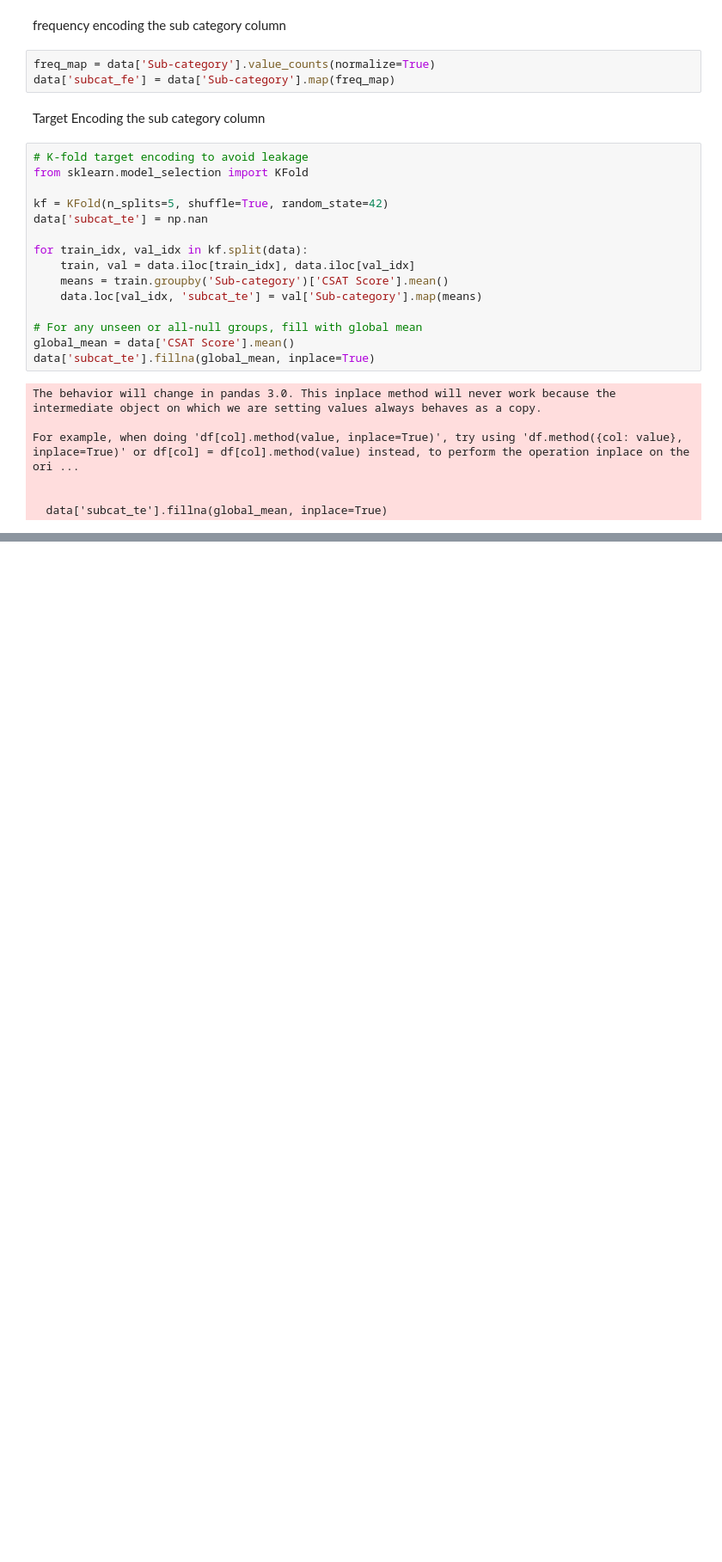
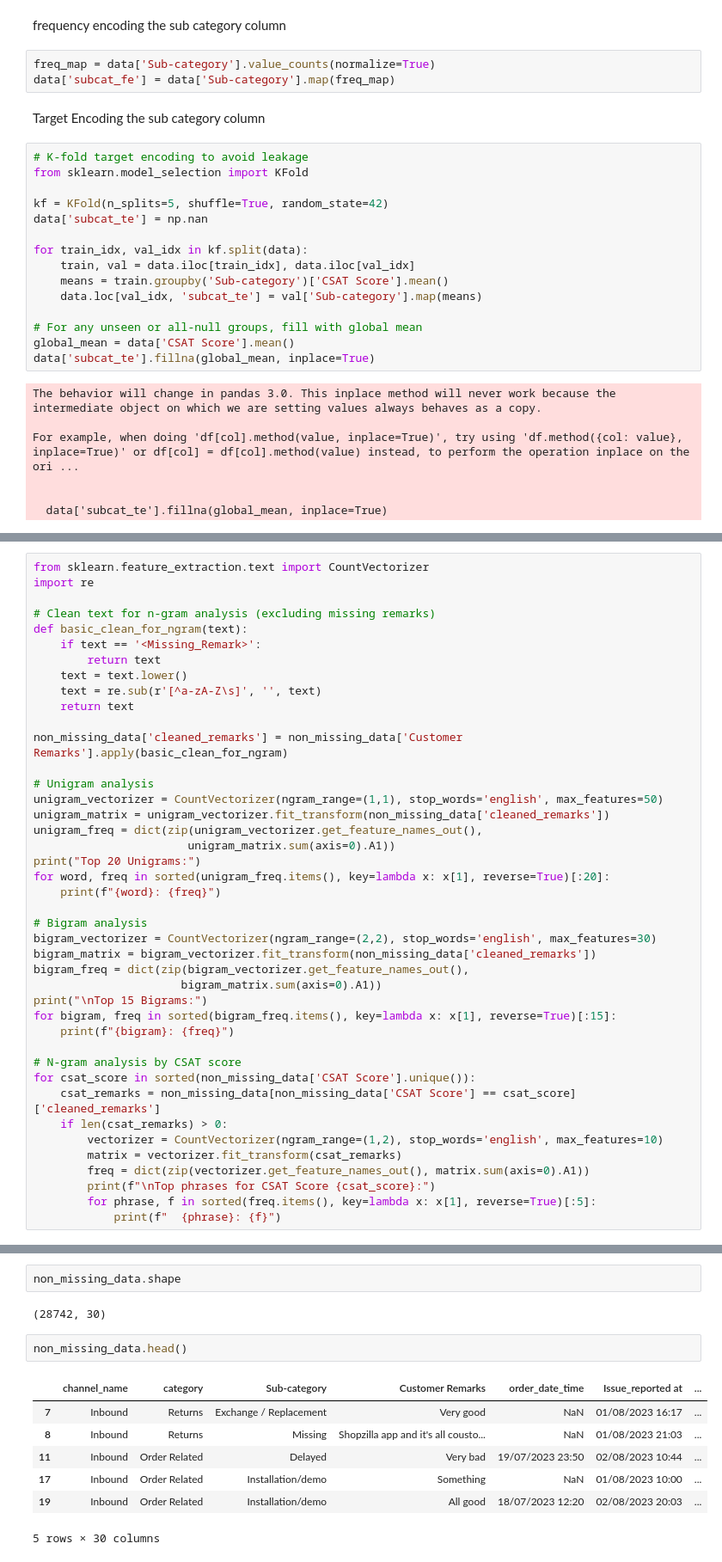
Before and after one commit to AnkurBhatt07/Customer-Satisfaction-Score-Prediction-using-ML-DL, a Jupyter notebook: notebooks/data_analysis.ipynb, the cells around one changed output, grey strips where cells are left out. Shown at 86% size. Saved outputs shown, nothing was run; the diff lists cells and outputs as text; blank space fills up the shorter version.

```diff
--- a/notebooks/data_analysis.ipynb
+++ b/notebooks/data_analysis.ipynb
@@ -449,0 +623,42 @@ FOR the sub category column  , remove te and fe , rather do rare group consolida
+# %%
+from sklearn.feature_extraction.text import CountVectorizer
+import re
+
+# Clean text for n-gram analysis (excluding missing remarks)
+def basic_clean_for_ngram(text):
+    if text == '<Missing_Remark>':
+        return text
+    text = text.lower()
+    text = re.sub(r'[^a-zA-Z\s]', '', text)
+    return text
+
+non_missing_data['cleaned_remarks'] = non_missing_data['Customer Remarks'].apply(basic_clean_for_ngram)
+
+# Unigram analysis
+unigram_vectorizer = CountVectorizer(ngram_range=(1,1), stop_words='english', max_features=50)
+unigram_matrix = unigram_vectorizer.fit_transform(non_missing_data['cleaned_remarks'])
+unigram_freq = dict(zip(unigram_vectorizer.get_feature_names_out(),
+                       unigram_matrix.sum(axis=0).A1))
+print("Top 20 Unigrams:")
+for word, freq in sorted(unigram_freq.items(), key=lambda x: x[1], reverse=True)[:20]:
+    print(f"{word}: {freq}")
+
+# Bigram analysis
+bigram_vectorizer = CountVectorizer(ngram_range=(2,2), stop_words='english', max_features=30)
+bigram_matrix = bigram_vectorizer.fit_transform(non_missing_data['cleaned_remarks'])
+bigram_freq = dict(zip(bigram_vectorizer.get_feature_names_out(),
+                      bigram_matrix.sum(axis=0).A1))
+print("\nTop 15 Bigrams:")
+for bigram, freq in sorted(bigram_freq.items(), key=lambda x: x[1], reverse=True)[:15]:
+    print(f"{bigram}: {freq}")
+
+# N-gram analysis by CSAT score
+for csat_score in sorted(non_missing_data['CSAT Score'].unique()):
+    csat_remarks = non_missing_data[non_missing_data['CSAT Score'] == csat_score]['cleaned_remarks']
+    if len(csat_remarks) > 0:
+        vectorizer = CountVectorizer(ngram_range=(1,2), stop_words='english', max_features=10)
+        matrix = vectorizer.fit_transform(csat_remarks)
+        freq = dict(zip(vectorizer.get_feature_names_out(), matrix.sum(axis=0).A1))
+        print(f"\nTop phrases for CSAT Score {csat_score}:")
+        for phrase, f in sorted(freq.items(), key=lambda x: x[1], reverse=True)[:5]:
+            print(f"  {phrase}: {f}")
@@ -449,0 +1056,14 @@ FOR the sub category column  , remove te and fe , rather do rare group consolida
+# %%
+non_missing_data.shape
+# %% [output]
+(28742, 30)
+# %%
+non_missing_data.head()
+# %% [output]
+|  | channel_name | category | Sub-category | Customer Remarks | order_date_time | Issue_reported at | ... |
+| 7 | Inbound | Returns | Exchange / Replacement | Very good | NaN | 01/08/2023 16:17 | ... |
+| 8 | Inbound | Returns | Missing | Shopzilla app and it's all cousto... | NaN | 01/08/2023 21:03 | ... |
+| 11 | Inbound | Order Related | Delayed | Very bad | 19/07/2023 23:50 | 02/08/2023 10:44 | ... |
+| 17 | Inbound | Order Related | Installation/demo | Something | NaN | 01/08/2023 10:00 | ... |
+| 19 | Inbound | Order Related | Installation/demo | All good | 18/07/2023 12:20 | 02/08/2023 20:03 | ... |
+5 rows × 30 columns
```
Also changed, not shown: parts of 40 cells of this notebook, 3 other files.
